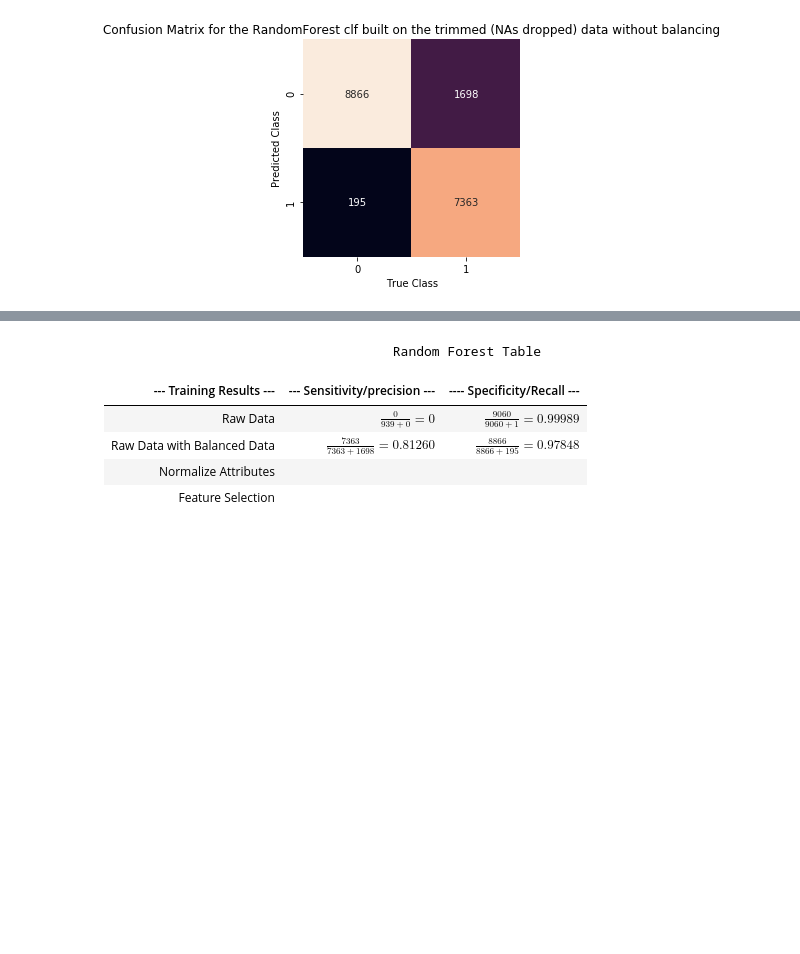
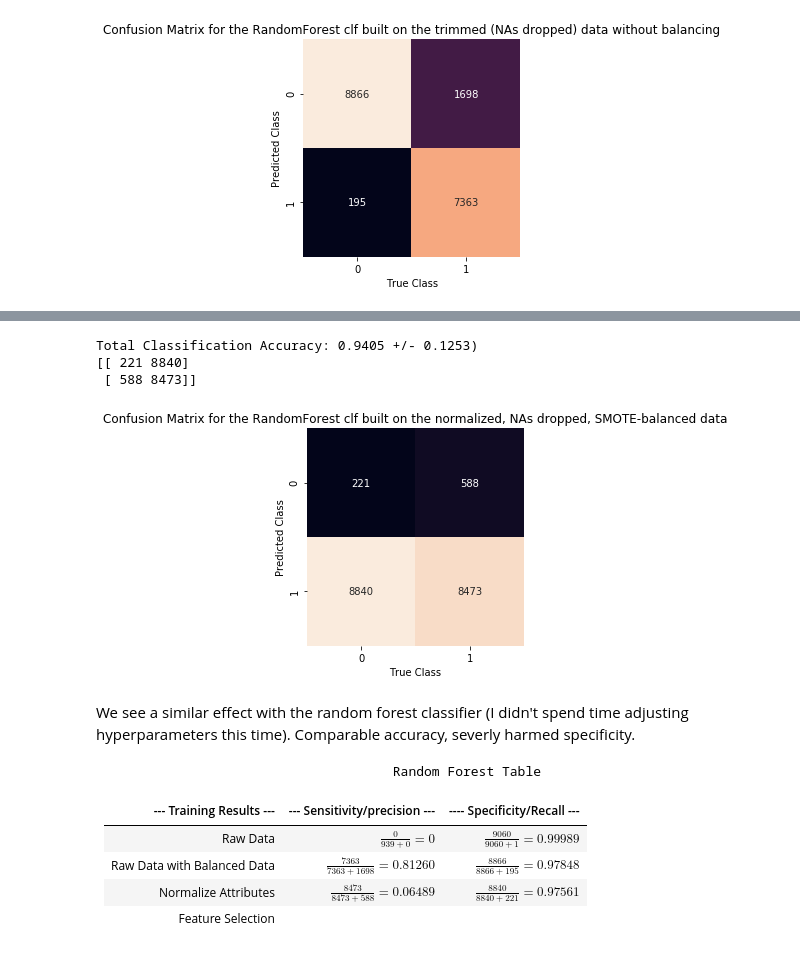
Before and after one commit to MattTriano/Advanced_Data_Mining, a Jupyter notebook: assns/assn3/Triano_Matt_Assignment_3.ipynb, the cells around one changed output, grey strips where cells are left out. Saved outputs shown, nothing was run; the diff lists cells and outputs as text; code cells hidden in the pictures; blank space fills up the shorter version.

```diff
--- a/assns/assn3/Triano_Matt_Assignment_3.ipynb
+++ b/assns/assn3/Triano_Matt_Assignment_3.ipynb
@@ -848,0 +948,8 @@ Total Classification Accuracy: 0.9397 +/- 0.1280)
+# %%
+rf_scaled = RandomForestClassifier(criterion='entropy', max_depth=20,
+                                  max_features=25, min_samples_leaf=5,
+                                  min_samples_split=4, n_estimators=75)
+rf_scaled = rf_scaled.fit(train10k_scaled, train10k_labels_smote)
+rf_scaled_cv = cross_val_score(rf_scaled, train10k_scaled,
+                             train10k_labels_smote,
+                             cv=30,n_jobs=-1, verbose=4)
@@ -849,8 +960,23 @@ Total Classification Accuracy: 0.9397 +/- 0.1280)
+# %%
+print("Total Classification Accuracy: {:0.4f} +/- {:0.4f})"
+      .format(rf_scaled_cv.mean(), rf_scaled_cv.std()))
+rf_scaled_preds = rf_scaled.predict(test10k_smote)
+confusion_mat = metrics.confusion_matrix(test10k_labels_smote, rf_scaled_preds)
+confusion_mat_plotter(confusion_mat, [0,1],
+                      'for the RandomForest clf built on the normalized,'
+                      +' NAs dropped, SMOTE-balanced data')
+# %% [output]
+Total Classification Accuracy: 0.9405 +/- 0.1253)
+[[ 221 8840]
+ [ 588 8473]]
+[figure, added]
 # %% [markdown]
+We see a similar effect with the random forest classifier (I didn't spend time adjusting hyperparameters this time). Comparable accuracy, severly harmed specificity.
+
                                         Random Forest Table
 |--- Training Results ---|--- Sensitivity/precision ---|---- Specificity/Recall ---|
 | :--------------: | --------------------: | :---------------- |
 | Raw Data | $\frac{0}{939+0} = 0$ | $\frac{9060}{9060+1} = 0.99989$ |
 | Raw Data with Balanced Data | $\frac{7363}{7363+1698} = 0.81260$ | $\frac{8866}{8866+195} = 0.97848$ |
-| Normalize Attributes |  |  |
+| Normalize Attributes | $\frac{8473}{8473+588} = 0.06489$ | $\frac{8840}{8840+221} = 0.97561$ |
 | Feature Selection |  |  |
```
Also changed, not shown: parts of 17 cells of this notebook.
